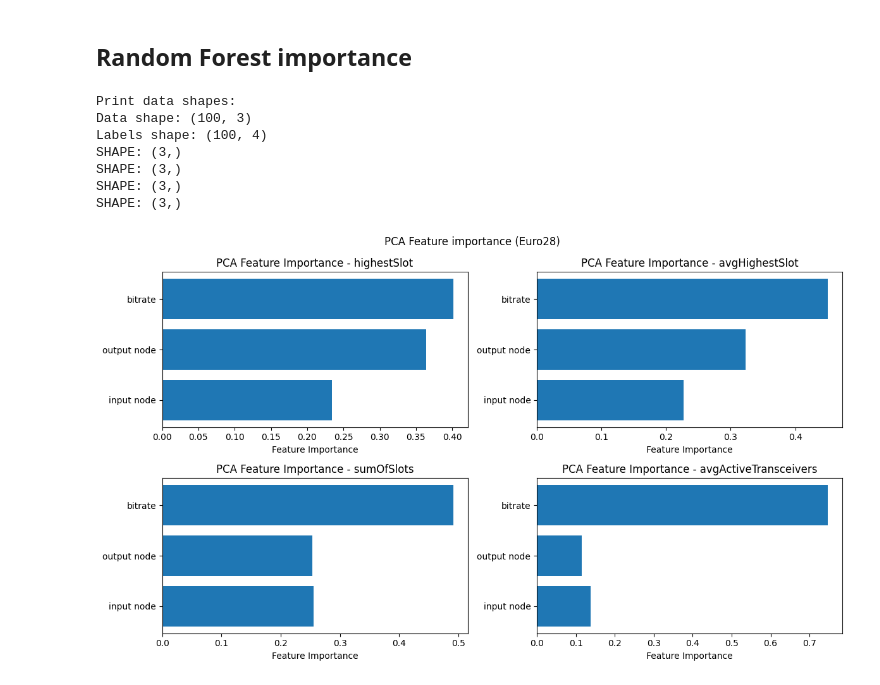
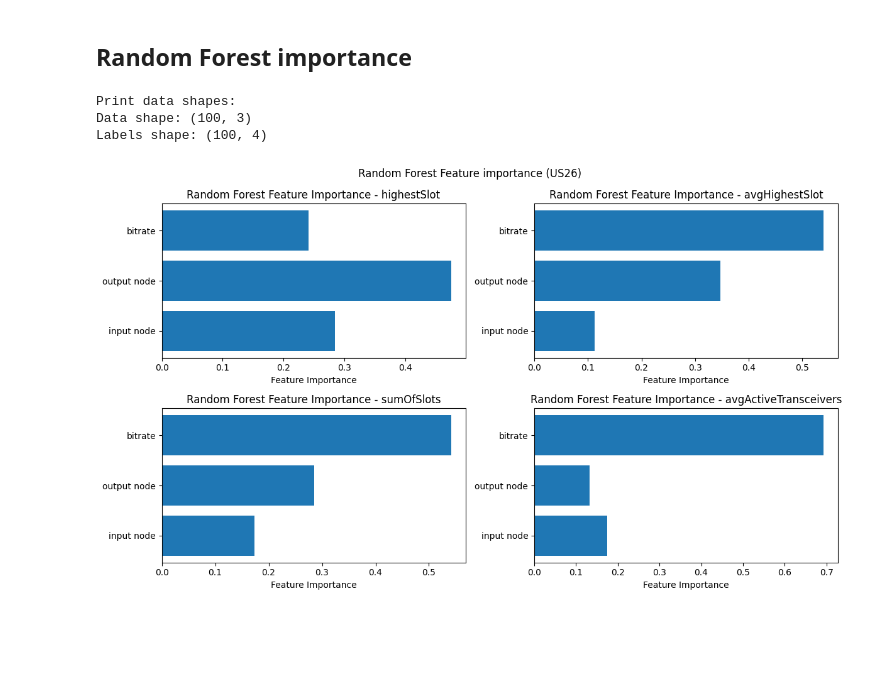
Before and after one commit to pawel150199/network-traffic-prediction, a Jupyter notebook: feature_importance.ipynb, the cells around one changed output. Cells and saved outputs as stored; diff of their text form; code cells hidden in the pictures; blank space fills up the shorter version.

```diff
--- a/feature_importance.ipynb
+++ b/feature_importance.ipynb
@@ -4,10 +4,10 @@ import matplotlib.pyplot as plt
 from sklearn.feature_selection import mutual_info_regression
 from import_data import import_data
 
-dataset = "Euro28"
+dataset = "US26"
 data, results = import_data(dataset)
 
-data = data[:,:,2]
+data = data.reshape(100,300)
 labels = results
 
 print("Print data shapes:")
@@ -24,10 +24,10 @@ for i in range(4):
     y_pos = np.arange(len(ig_nonzero))
     ax.barh(y_pos, ig_nonzero, align="center")
     ax.set_yticks(y_pos)
-    ax.set_yticklabels(f"request set {i}" for i in range(len(ig_nonzero)))
+    ax.set_yticklabels(f"feature {i}" for i in range(len(ig_nonzero)))
     ax.invert_yaxis()
     ax.set_xlabel("Importance Score")
-    ax.set_title(f"Feature Importance Scores ({ticks[i]}) (dataset)")
+    ax.set_title(f"Feature Importance Scores ({ticks[i]}) ({dataset})")
     plt.tight_layout()
     plt.savefig(f"img/feature_importance_of_100_requests_{ticks[i]}_{dataset}.png")
 # %% [output]
@@ -83,46 +83,41 @@ Labels shape: (100, 4)
 ## Random Forest importance
 # %%
 import numpy as np
-from sklearn.ensemble import RandomForestRegressor
+from sklearn.tree import DecisionTreeRegressor
 from sklearn.model_selection import train_test_split
 import matplotlib.pyplot as plt
 
-dataset = "Euro28"
+dataset = "US26"
 data, results = import_data(dataset)
 
 data = data.mean(axis=1)
 labels = results
 
 print("Print data shapes:")
 print(f"Data shape: {data.shape}")
 print(f"Labels shape: {labels.shape}")
 
 ticks = ["highestSlot", "avgHighestSlot", "sumOfSlots", "avgActiveTransceivers"]
 fig, ax = plt.subplots(2, 2, figsize=(12,7))
 
 axs = ax.flatten()
 
 for i, ax in enumerate(axs):
-    rfc = RandomForestRegressor(n_estimators=100, random_state=42)
+    rfc = DecisionTreeRegressor(random_state=42)
     rfc.fit(data, labels[:, i])
     importances = rfc.feature_importances_
-    print(f"SHAPE: {importances.shape}")
     ax.barh(range(len(importances)), importances, align="center")
     y_pos = np.arange(len(importances))
     ax.set_yticks(y_pos)
     ax.set_yticklabels(["input node", "output node", "bitrate"])
-    ax.set_title(f"PCA Feature Importance - {ticks[i]}")
+    ax.set_title(f"Random Forest Feature Importance - {ticks[i]}")
     ax.set_xlabel("Feature Importance")
 
-plt.suptitle(f"PCA Feature importance ({dataset})")
+plt.suptitle(f"Random Forest Feature importance ({dataset})")
 plt.tight_layout()
-plt.savefig(f"img/feature_importance_3_features_pca_{dataset}.png")
+plt.savefig(f"img/feature_importance_3_features_random_forest_{dataset}.png")
 # %% [output]
 Print data shapes:
 Data shape: (100, 3)
 Labels shape: (100, 4)
-SHAPE: (3,)
-SHAPE: (3,)
-SHAPE: (3,)
-SHAPE: (3,)
-[figure, old version]
+[figure, new version]
```
Also changed, not shown: parts of 1 cell of this notebook, 21 other files.
